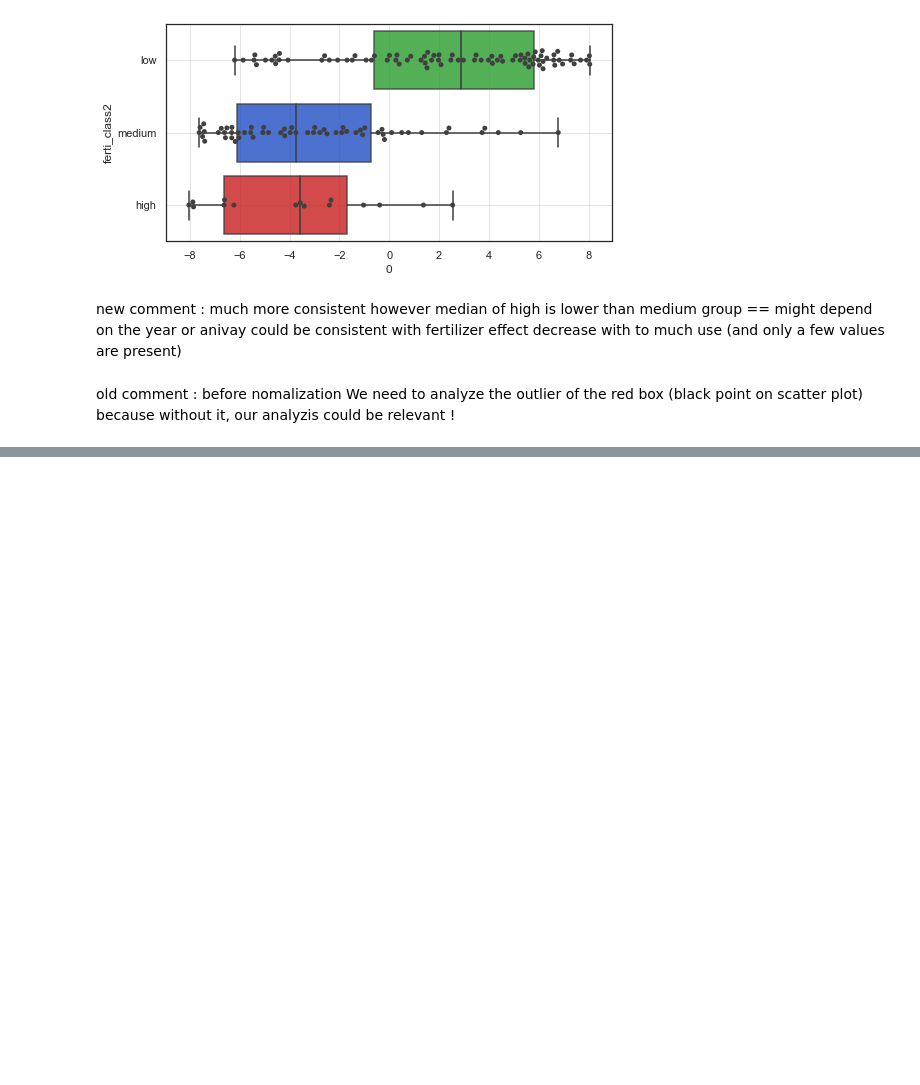
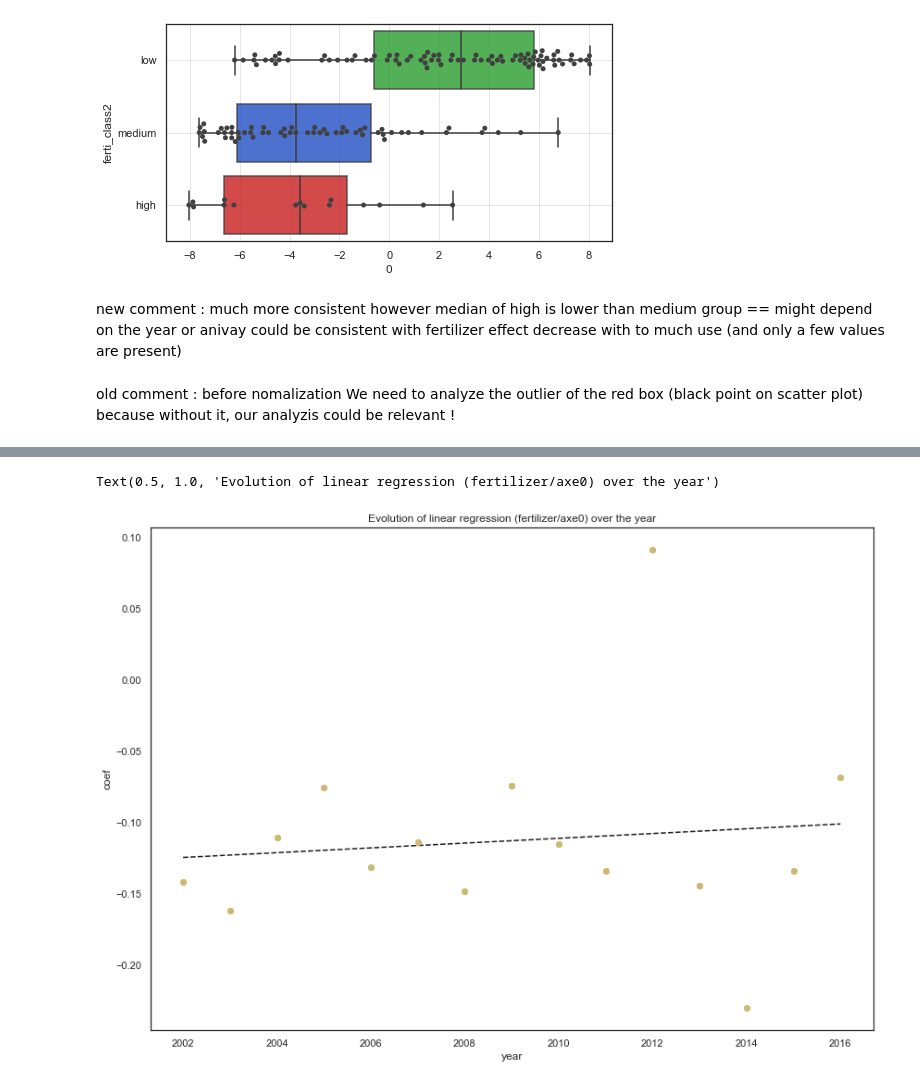
Before and after one commit to amara-slaymaker/ada_project-ada_nakamura, a Jupyter notebook: UMAP_analysis.ipynb, the cells around one changed output, grey strips where cells are left out. Saved outputs shown, nothing was run; the diff lists cells and outputs as text; code cells hidden in the pictures; blank space fills up the shorter version.

```diff
--- a/UMAP_analysis.ipynb
+++ b/UMAP_analysis.ipynb
@@ -244,3 +244,11 @@ however median of high is lower than medium group == might depend on the year or
 # %% [markdown]
 old comment : before nomalization
 We need to analyze the outlier of the red box (black point on scatter plot) because without it, our analyzis could be relevant !
+# %%
+# umap for all years available in the fertilizer dataset (the more restrictive dataset)
+mean=[]
+for year in fertilizer_area.pivot_table(index=['Year Code']).index :
+    print(year)
+    adding=umap_year(year,1)
+    mean.append([adding[0],adding[2][0]])
+mean=pd.DataFrame(mean)
@@ -246,0 +271,12 @@ We need to analyze the outlier of the red box (black point on scatter plot) beca
+# %%
+# look at coef over the years
+coef = np.polyfit(mean[0],mean[1],1) #test regression dim 1 ...
+poly1d_fn = np.poly1d(coef)
+plt.plot(mean[0],mean[1], 'yo',mean[0], poly1d_fn(mean[0]), '--k')
+plt.plot(mean[0],mean[1], 'yo')
+plt.xlabel('year')
+plt.ylabel('coef')
+plt.title('Evolution of linear regression (fertilizer/axe0) over the year')
+# %% [output]
+Text(0.5, 1.0, 'Evolution of linear regression (fertilizer/axe0) over the year')
+[figure, added]
```
Also changed, not shown: parts of 4 cells of this notebook.
